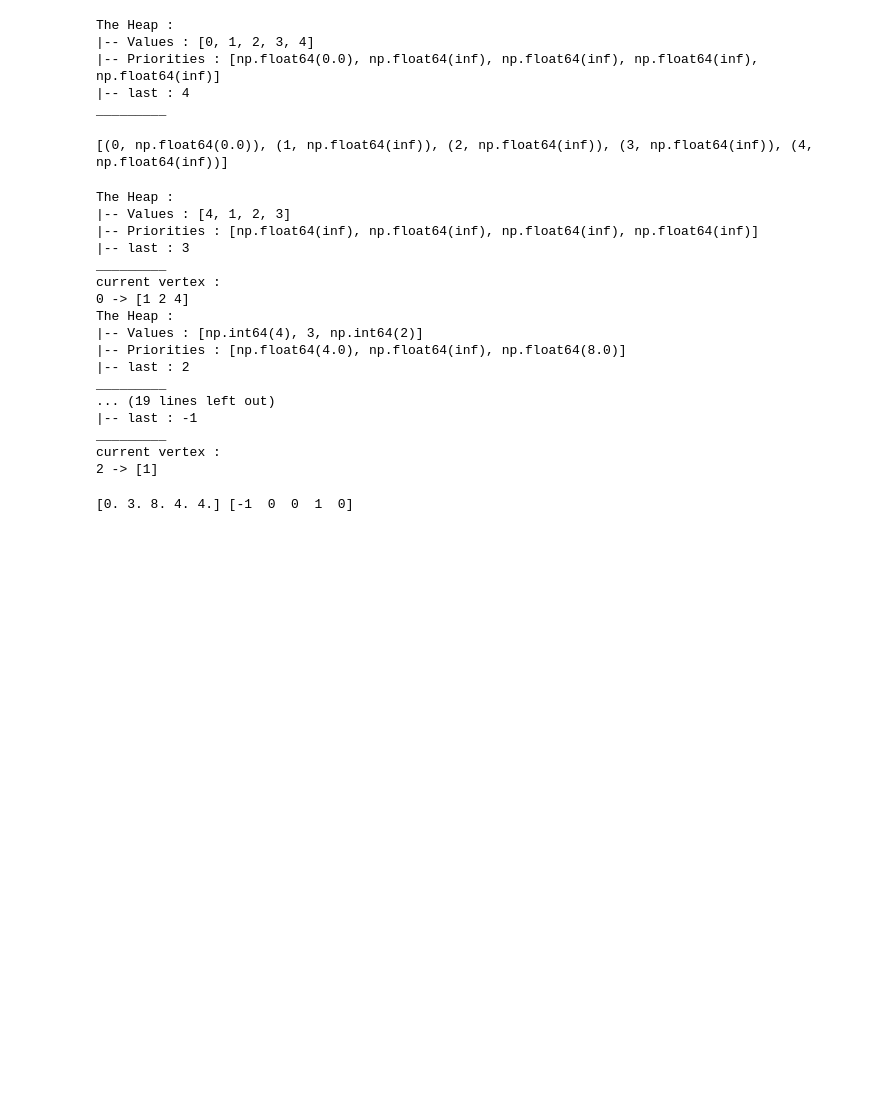
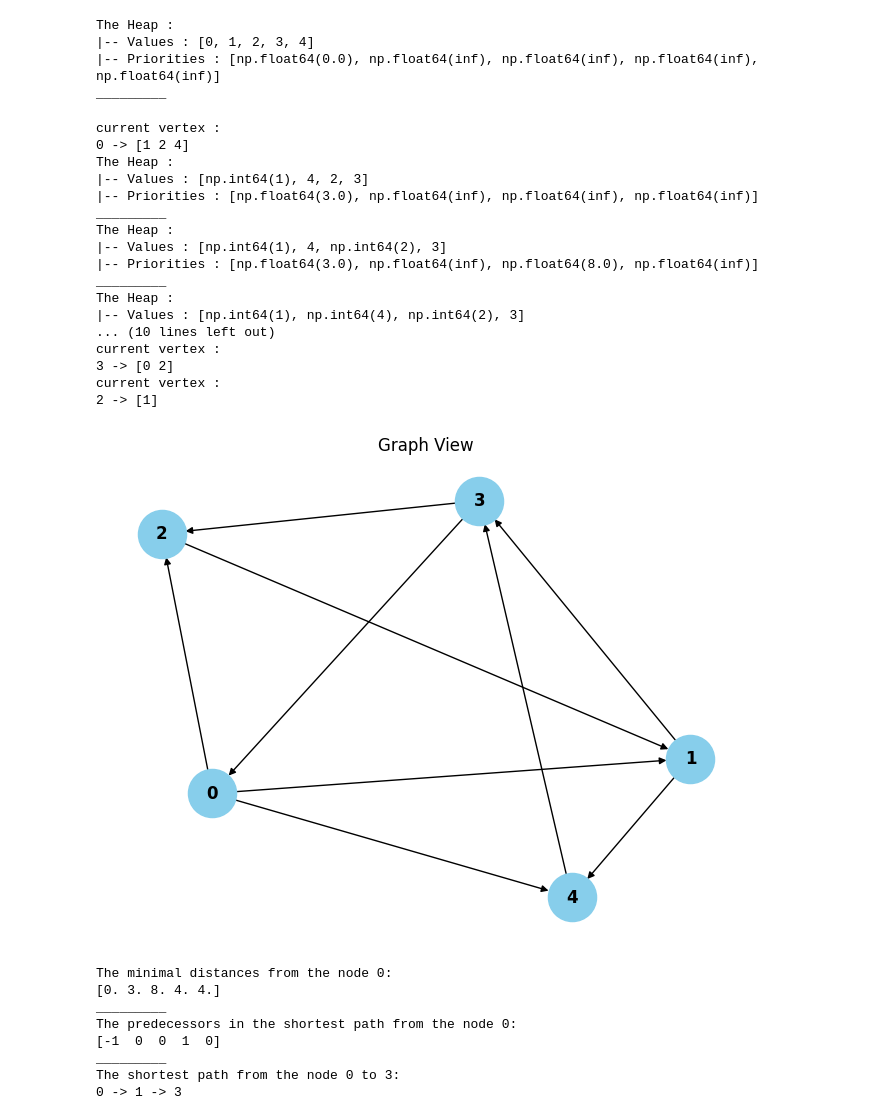
Before and after one commit to akef215/graph_theory, a Jupyter notebook: Dijkstra_using_Heap.ipynb, the cells around one changed output. Drawn from its saved outputs; the diff is of its cells as text; code cells hidden in the pictures; blank space fills up the shorter version.

Commit message:
update Dijkstra_using_Heap notebook

```diff
--- a/Dijkstra_using_Heap.ipynb
+++ b/Dijkstra_using_Heap.ipynb
@@ -21,50 +21,67 @@ d, pi = G._init_dijkstra(origin)
 
 # Initialise the 'min' heap
 tas = zip(G.vertices_, d)
-H.init_heap(tas, n)
+H.init_heap(tas)
 H.show()
-H_sauv = H.copy()
 # %% [output]
 The Heap :
 |-- Values : [0, 1, 2, 3, 4]
 |-- Priorities : [np.float64(0.0), np.float64(inf), np.float64(inf), np.float64(inf), np.float64(inf)]
-|-- last : 4
 _________
-# %%
-print(H.nodes_)
-# %% [output]
-[(0, np.float64(0.0)), (1, np.float64(inf)), (2, np.float64(inf)), (3, np.float64(inf)), (4, np.float64(inf))]
 # %%
+verbose = True
 while not H.is_empty():
     curr_vertex, curr_priority = H.dequeue()
-    H.show()
     succ_curr_vertex = G.next(curr_vertex)
-    print(f"current vertex :\n{curr_vertex} -> {succ_curr_vertex}")
+    if verbose:
+        print(f"current vertex :\n{curr_vertex} -> {succ_curr_vertex}")
     for vertex in succ_curr_vertex:
         if d[vertex] > d[curr_vertex] + G.weight(curr_vertex, vertex):
             d[vertex] = d[curr_vertex] + G.weight(curr_vertex, vertex)
             pi[vertex] = curr_vertex
             # Update the heap associated
             H.decrease_key(vertex, d[vertex])
+            if verbose:
+                H.show()
 # %% [output]
-The Heap :
-|-- Values : [4, 1, 2, 3]
-|-- Priorities : [np.float64(inf), np.float64(inf), np.float64(inf), np.float64(inf)]
-|-- last : 3
-_________
 current vertex :
 0 -> [1 2 4]
 The Heap :
-|-- Values : [np.int64(4), 3, np.int64(2)]
-|-- Priorities : [np.float64(4.0), np.float64(inf), np.float64(8.0)]
-|-- last : 2
+|-- Values : [np.int64(1), 4, 2, 3]
+|-- Priorities : [np.float64(3.0), np.float64(inf), np.float64(inf), np.float64(inf)]
 _________
-... (19 lines left out)
-|-- last : -1
+The Heap :
+|-- Values : [np.int64(1), 4, np.int64(2), 3]
+|-- Priorities : [np.float64(3.0), np.float64(inf), np.float64(8.0), np.float64(inf)]
 _________
+The Heap :
+|-- Values : [np.int64(1), np.int64(4), np.int64(2), 3]
+... (10 lines left out)
+current vertex :
+3 -> [0 2]
 current vertex :
 2 -> [1]
 # %%
-print(d, pi)
+G.plot_graph()
+print(f"The minimal distances from the node {origin}:\n{d}")
+print("_________")
+print(f"The predecessors in the shortest path from the node {origin}:\n{pi}")
+print("_________")
+
+dest = 3
+shortest_path = G.shortest_path_from_origin(pi, dest, origin)
+print(f"The shortest path from the node {origin} to {dest}:")
+if shortest_path:
+    print(" -> ".join(map(str, shortest_path)))
+else:
+    print(f"No path from {origin} to {dest}")
 # %% [output]
+[figure, added]
-[0. 3. 8. 4. 4.] [-1  0  0  1  0]
+The minimal distances from the node 0:
+[0. 3. 8. 4. 4.]
+_________
+The predecessors in the shortest path from the node 0:
+[-1  0  0  1  0]
+_________
+The shortest path from the node 0 to 3:
+0 -> 1 -> 3
```
